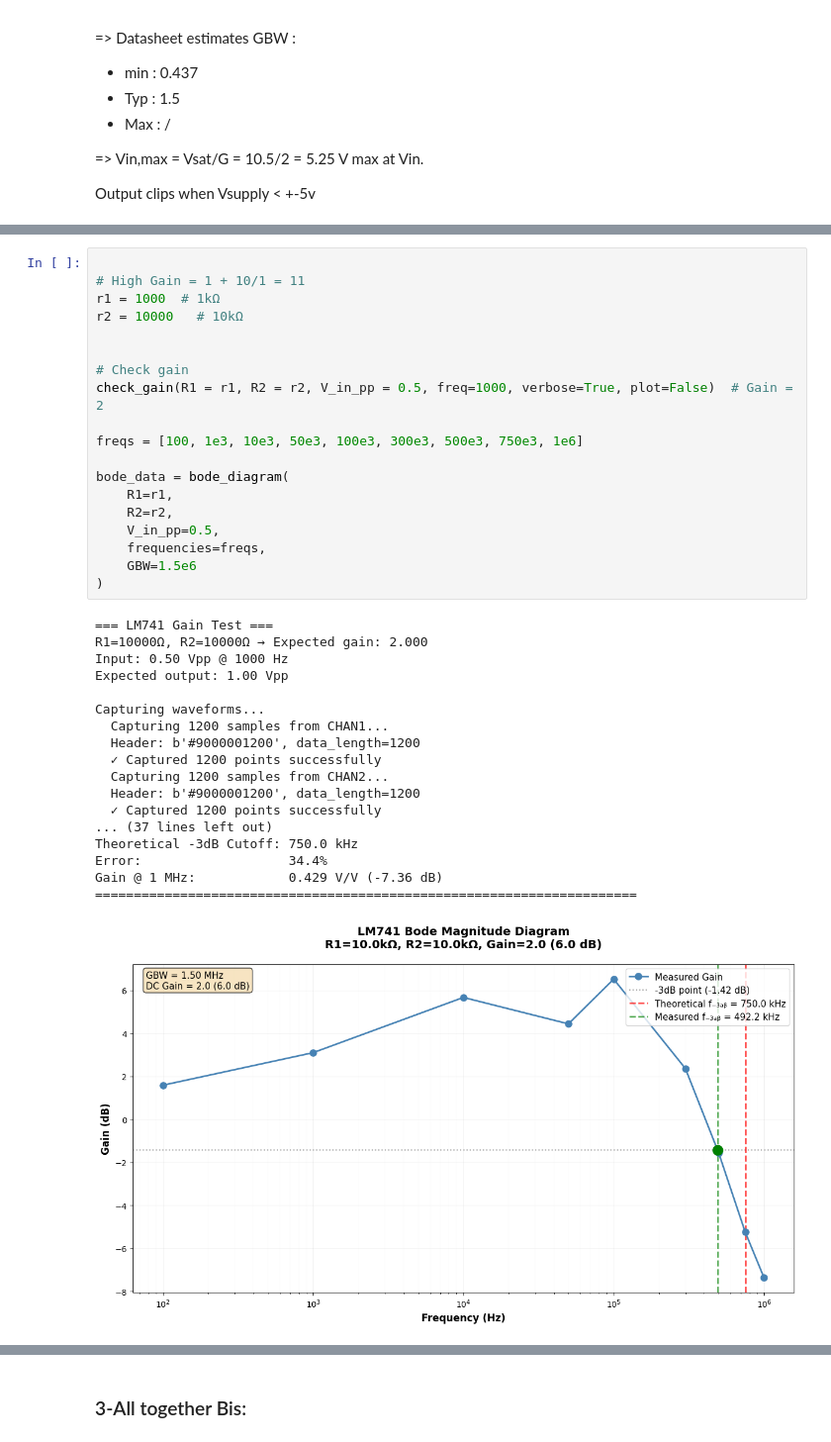
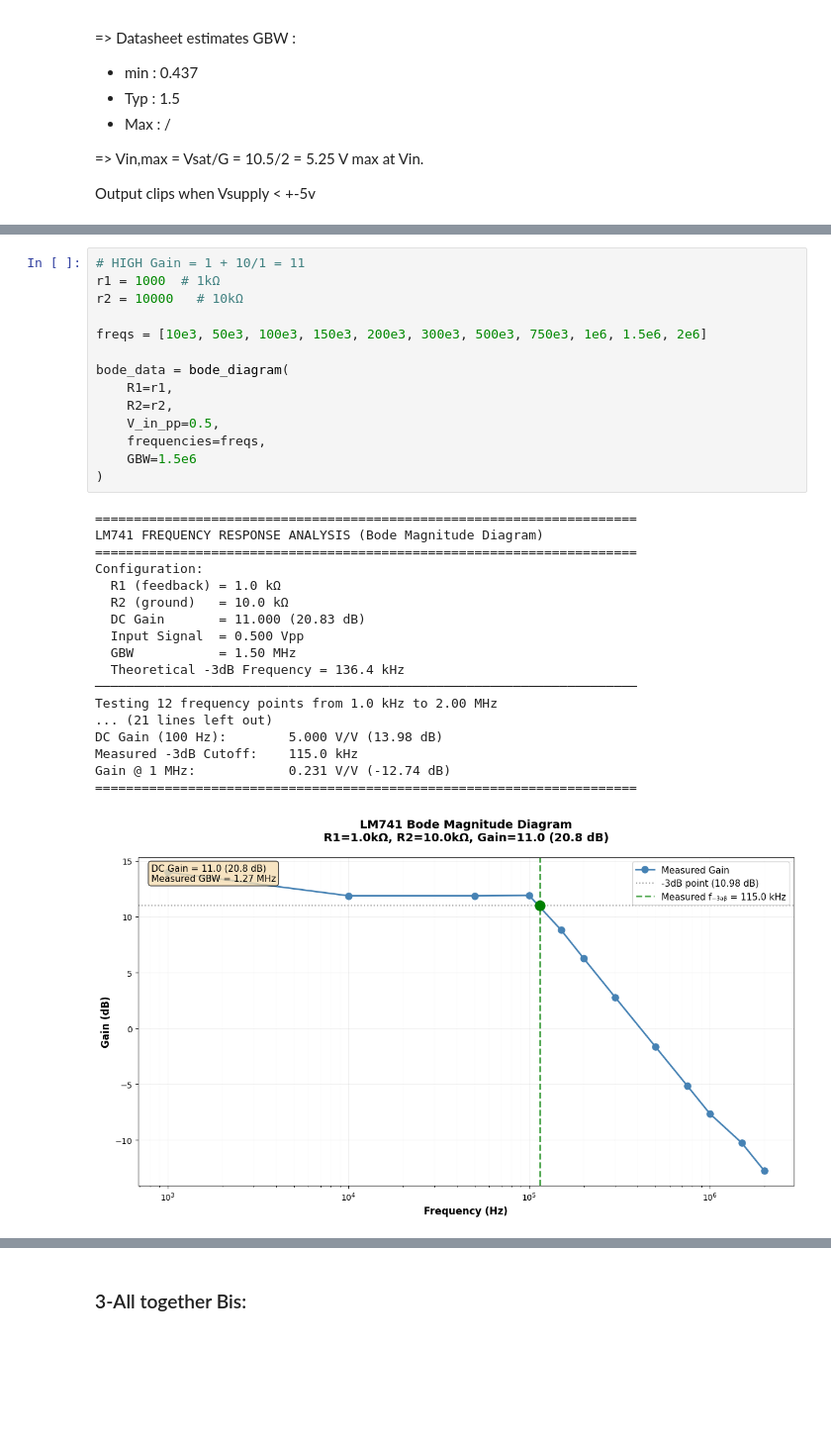
Before and after one commit to Muten-Roshi-Sama/Hardware_Processing_Lab_Oscillo-Waveform_Generators, a Jupyter notebook: RIGOL_data_acquisition.ipynb, the cells around one changed output, grey strips where cells are left out. Shown at 99% size. Cells and saved outputs as stored; diff of their text form; blank space fills up the shorter version.

Commit message:
Bode tested for several gains.

```diff
--- a/RIGOL_data_acquisition.ipynb
+++ b/RIGOL_data_acquisition.ipynb
@@ -1601,40 +1604,35 @@ Gain @ 1 MHz:            0.231 V/V (-12.74 dB)
 ======================================================================
 [figure]
 # %%
-
-# High Gain = 1 + 10/1 = 11
+# HIGH Gain = 1 + 10/1 = 11
 r1 = 1000  # 1kΩ
 r2 = 10000   # 10kΩ
 
-
-# Check gain
-check_gain(R1 = r1, R2 = r2, V_in_pp = 0.5, freq=1000, verbose=True, plot=False)  # Gain = 2
-
-freqs = [100, 1e3, 10e3, 50e3, 100e3, 300e3, 500e3, 750e3, 1e6]
+freqs = [10e3, 50e3, 100e3, 150e3, 200e3, 300e3, 500e3, 750e3, 1e6, 1.5e6, 2e6]
 
 bode_data = bode_diagram(
     R1=r1,
     R2=r2,
     V_in_pp=0.5,
     frequencies=freqs,
     GBW=1.5e6
 )
 # %% [output]
-=== LM741 Gain Test ===
-R1=10000Ω, R2=10000Ω → Expected gain: 2.000
-Input: 0.50 Vpp @ 1000 Hz
-Expected output: 1.00 Vpp
-
-Capturing waveforms...
-  Capturing 1200 samples from CHAN1...
-  Header: b'#9000001200', data_length=1200
-  ✓ Captured 1200 points successfully
-  Capturing 1200 samples from CHAN2...
-  Header: b'#9000001200', data_length=1200
-  ✓ Captured 1200 points successfully
-... (37 lines left out)
-Theoretical -3dB Cutoff: 750.0 kHz
-Error:                   34.4%
-Gain @ 1 MHz:            0.429 V/V (-7.36 dB)
 ======================================================================
+LM741 FREQUENCY RESPONSE ANALYSIS (Bode Magnitude Diagram)
+======================================================================
+Configuration:
+  R1 (feedback) = 1.0 kΩ
+  R2 (ground)   = 10.0 kΩ
+  DC Gain       = 11.000 (20.83 dB)
+  Input Signal  = 0.500 Vpp
+  GBW           = 1.50 MHz
+  Theoretical -3dB Frequency = 136.4 kHz
+──────────────────────────────────────────────────────────────────────
+Testing 12 frequency points from 1.0 kHz to 2.00 MHz
+... (21 lines left out)
+DC Gain (100 Hz):        5.000 V/V (13.98 dB)
+Measured -3dB Cutoff:    115.0 kHz
+Gain @ 1 MHz:            0.231 V/V (-12.74 dB)
+======================================================================
-[figure, old version]
+[figure, new version]
```
Also changed, not shown: parts of 10 cells of this notebook, 1 other file.
